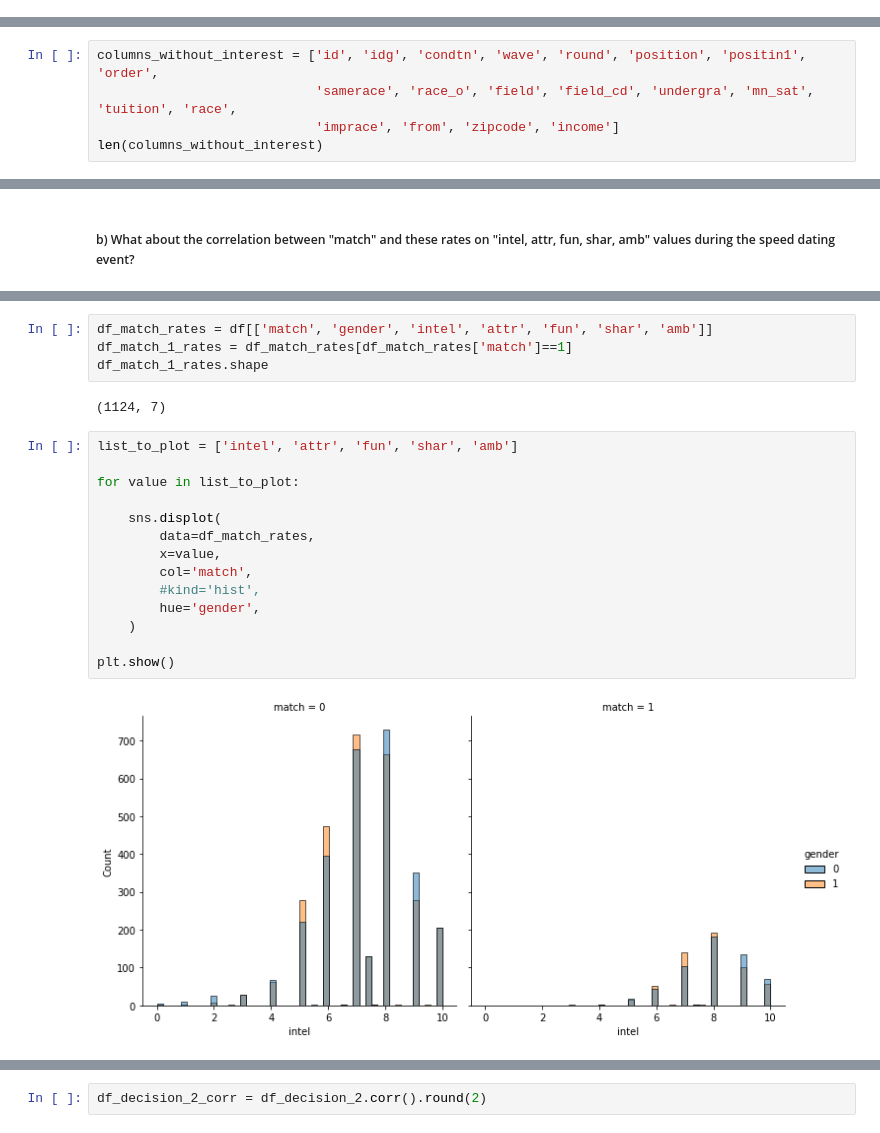
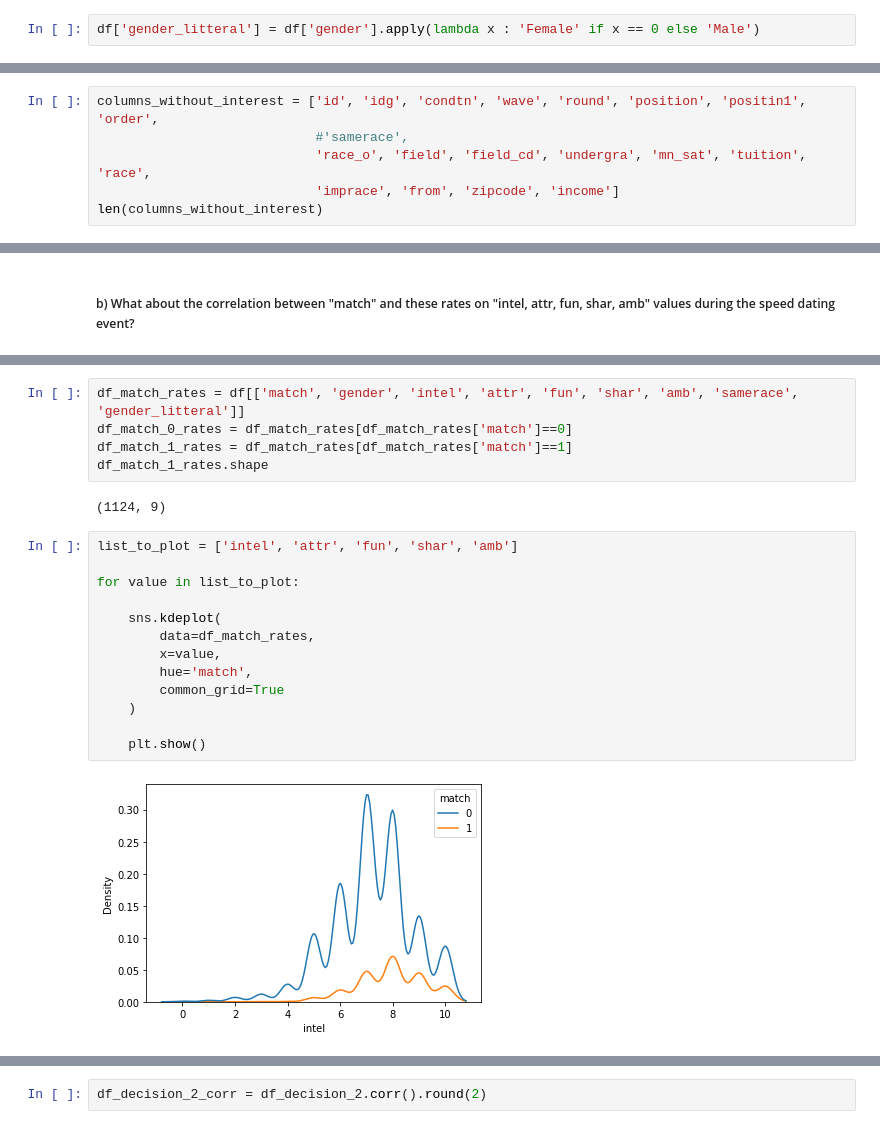
Before and after one commit to christophe-derache/certification35288_bloc2-speed_dating_project, a Jupyter notebook: DERACHE_Projet_Speed_Dating.ipynb.ipynb, the cells around one changed output, grey strips where cells are left out. Saved outputs shown, nothing was run; the diff lists cells and outputs as text.

```diff
--- a/DERACHE_Projet_Speed_Dating.ipynb.ipynb
+++ b/DERACHE_Projet_Speed_Dating.ipynb.ipynb
@@ -65,0 +68,2 @@ dtype: int64
+# %%
+df['gender_litteral'] = df['gender'].apply(lambda x : 'Female' if x == 0 else 'Male')
@@ -343,7 +372,8 @@ len(columns_containing_too_few_data)
 43
 # %%
 columns_without_interest = ['id', 'idg', 'condtn', 'wave', 'round', 'position', 'positin1', 'order',
-                            'samerace', 'race_o', 'field', 'field_cd', 'undergra', 'mn_sat', 'tuition', 'race',
+                            #'samerace',
+                            'race_o', 'field', 'field_cd', 'undergra', 'mn_sat', 'tuition', 'race',
                             'imprace', 'from', 'zipcode', 'income']
 len(columns_without_interest)
 # %% [output]
@@ -444,22 +501,22 @@ plt.show()
 # %%
-df_match_rates = df[['match', 'gender', 'intel', 'attr', 'fun', 'shar', 'amb']]
+df_match_rates = df[['match', 'gender', 'intel', 'attr', 'fun', 'shar', 'amb', 'samerace', 'gender_litteral']]
+df_match_0_rates = df_match_rates[df_match_rates['match']==0]
 df_match_1_rates = df_match_rates[df_match_rates['match']==1]
 df_match_1_rates.shape
 # %% [output]
-(1124, 7)
+(1124, 9)
 # %%
 list_to_plot = ['intel', 'attr', 'fun', 'shar', 'amb']
 
 for value in list_to_plot:
 
-    sns.displot(
+    sns.kdeplot(
         data=df_match_rates,
         x=value,
-        col='match',
-        #kind='hist',
-        hue='gender',
+        hue='match',
+        common_grid=True
     )
 
-plt.show()
+    plt.show()
 # %% [output]
-[figure, old version]
+[figure, new version]
```
Also changed, not shown: parts of 25 cells of this notebook, 2 other files.
